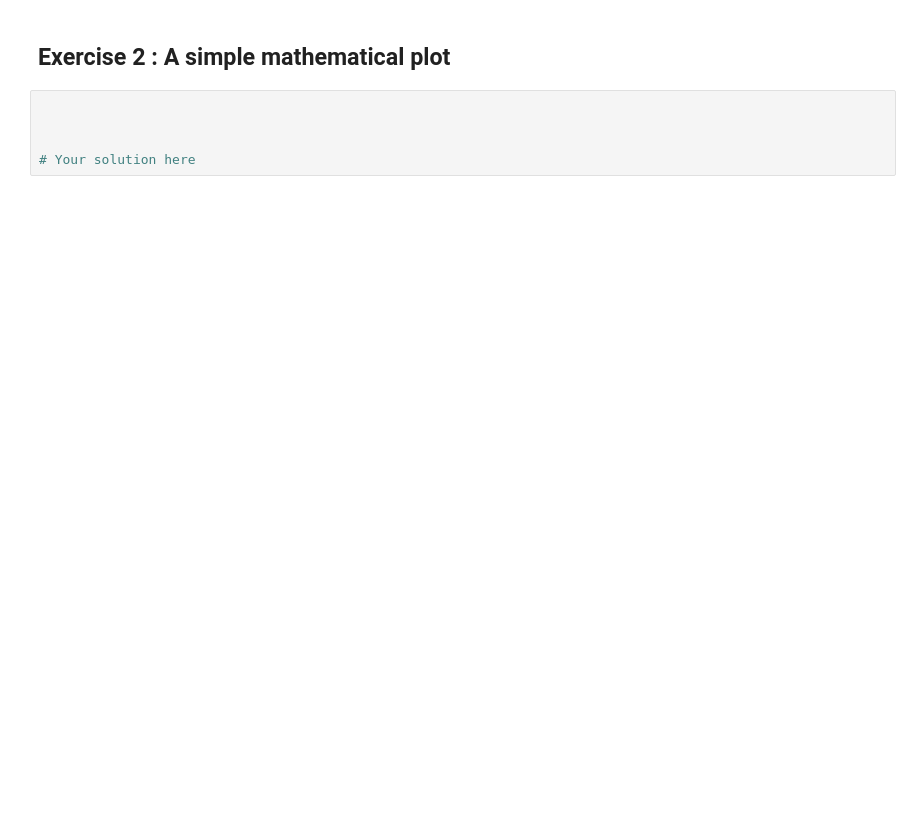
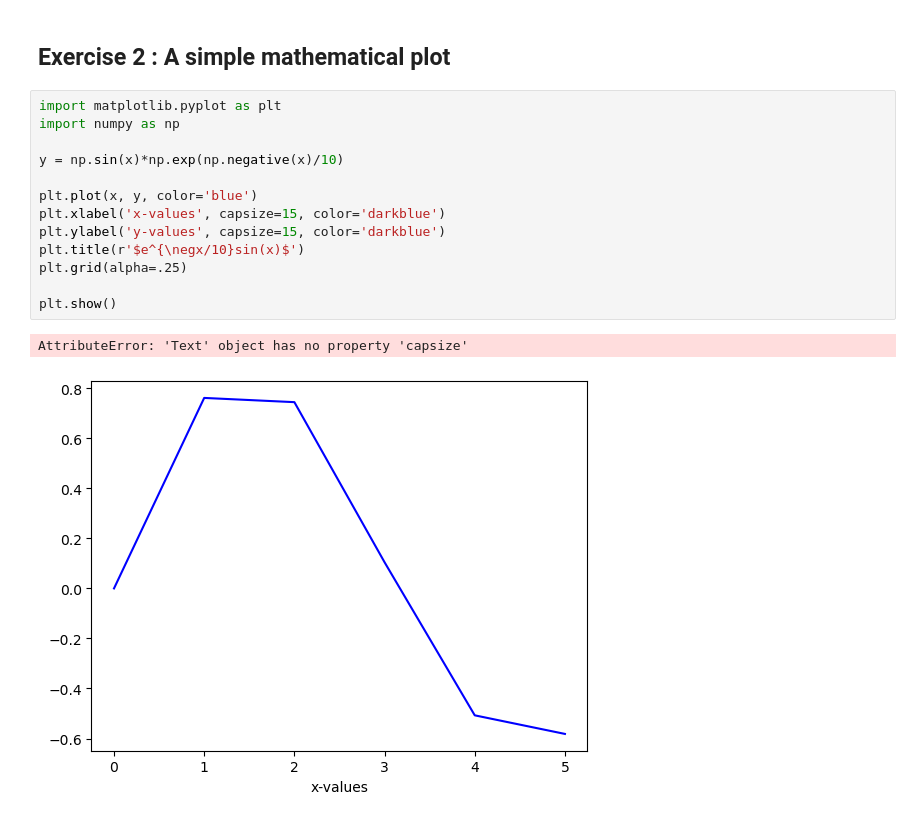
Before and after one commit to SPS-SP2273/learning-portfolio-BM14Pancake, a Jupyter notebook: plotting/plotting_(need).ipynb, the cells around one changed output. Cells and saved outputs as stored; diff of their text form; blank space fills up the shorter version.

```diff
--- a/plotting/plotting_(need).ipynb
+++ b/plotting/plotting_(need).ipynb
@@ -104,7 +82,18 @@ plt.show(block=False)
 # %% [markdown]
 ## Exercise 2 :  A simple mathematical plot
 # %%
+import matplotlib.pyplot as plt
+import numpy as np
 
+y = np.sin(x)*np.exp(np.negative(x)/10)
 
+plt.plot(x, y, color='blue')
+plt.xlabel('x-values', capsize=15, color='darkblue')
+plt.ylabel('y-values', capsize=15, color='darkblue')
+plt.title(r'$e^{\negx/10}sin(x)$')
+plt.grid(alpha=.25)
 
-# Your solution here
+plt.show()
+# %% [output]
+AttributeError: 'Text' object has no property 'capsize'
+[figure, added]
```
Also changed, not shown: parts of 2 cells of this notebook.
